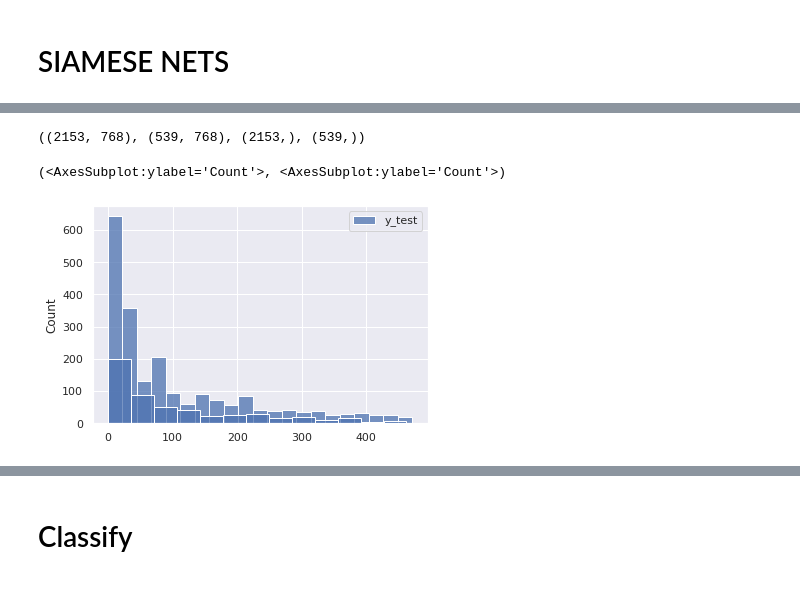
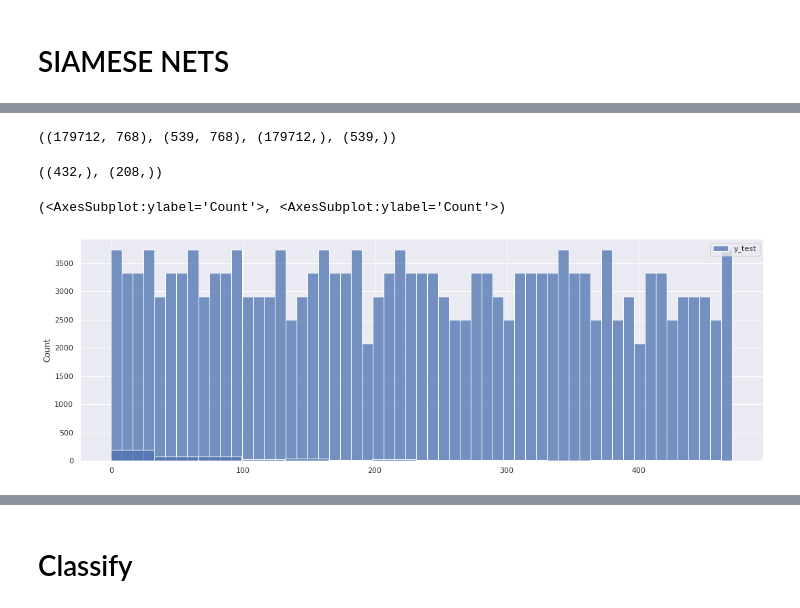
Before and after one commit to AlexKay28/MedConcNorm, a Jupyter notebook: notebooks/SiameseNets.ipynb, the cells around one changed output, grey strips where cells are left out. Saved outputs shown, nothing was run; the diff lists cells and outputs as text; code cells hidden in the pictures.

Commit message:
added feature sampling

```diff
--- a/notebooks/SiameseNets.ipynb
+++ b/notebooks/SiameseNets.ipynb
@@ -36,17 +46,28 @@ with open('../data/processed/pure_data_vectorized.pkl', 'rb') as data_file:
 
 X_train, X_test, y_train, y_test = df
 
+# oversample = RandomOverSampler(sampling_strategy='minority')
+# for i in tqdm(range(100)):
+#     X_train, y_train = oversample.fit_resample(X_train, y_train)
+
+X_train, y_train = class_sampler(X_train, y_train)
+
 X_train.shape, X_test.shape, y_train.shape, y_test.shape
 # %% [output]
-((2153, 768), (539, 768), (2153,), (539,))
+((179712, 768), (539, 768), (179712,), (539,))
+# %%
+np.unique(y_train).shape, np.unique(y_test).shape
+# %% [output]
+((432,), (208,))
 # %%
 import pandas as pd
 import seaborn as sns
 
+plt.figure(figsize=(18, 6))
 sns.histplot(pd.DataFrame({'y_train':y_train})), sns.histplot(pd.DataFrame({'y_test':y_test}))
 # %% [output]
 (<AxesSubplot:ylabel='Count'>, <AxesSubplot:ylabel='Count'>)
-[figure, old version]
+[figure, new version]
 # %%
 sent_emb = 768
 batch_size = 256
```
Also changed, not shown: parts of 16 cells of this notebook, 7 other files.
